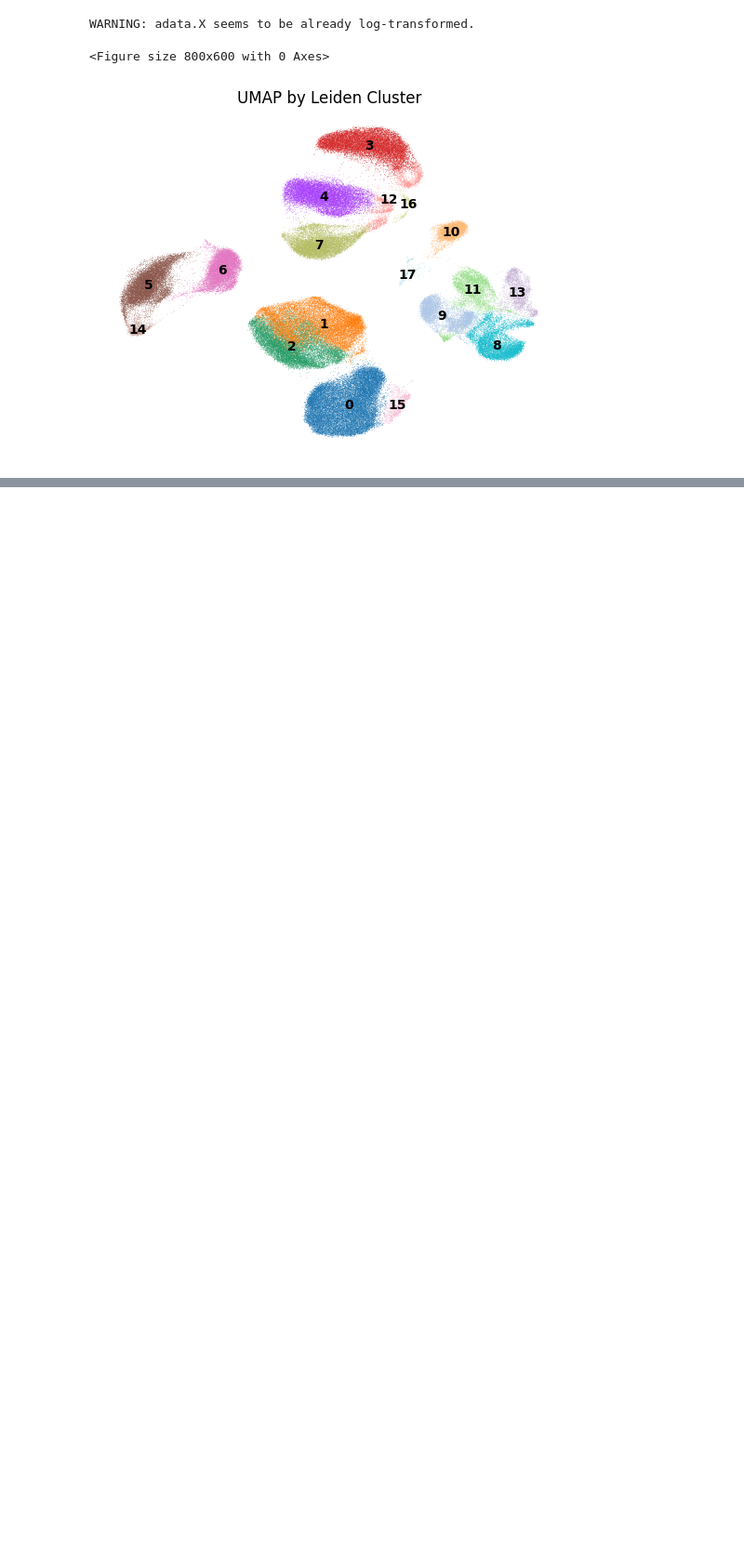
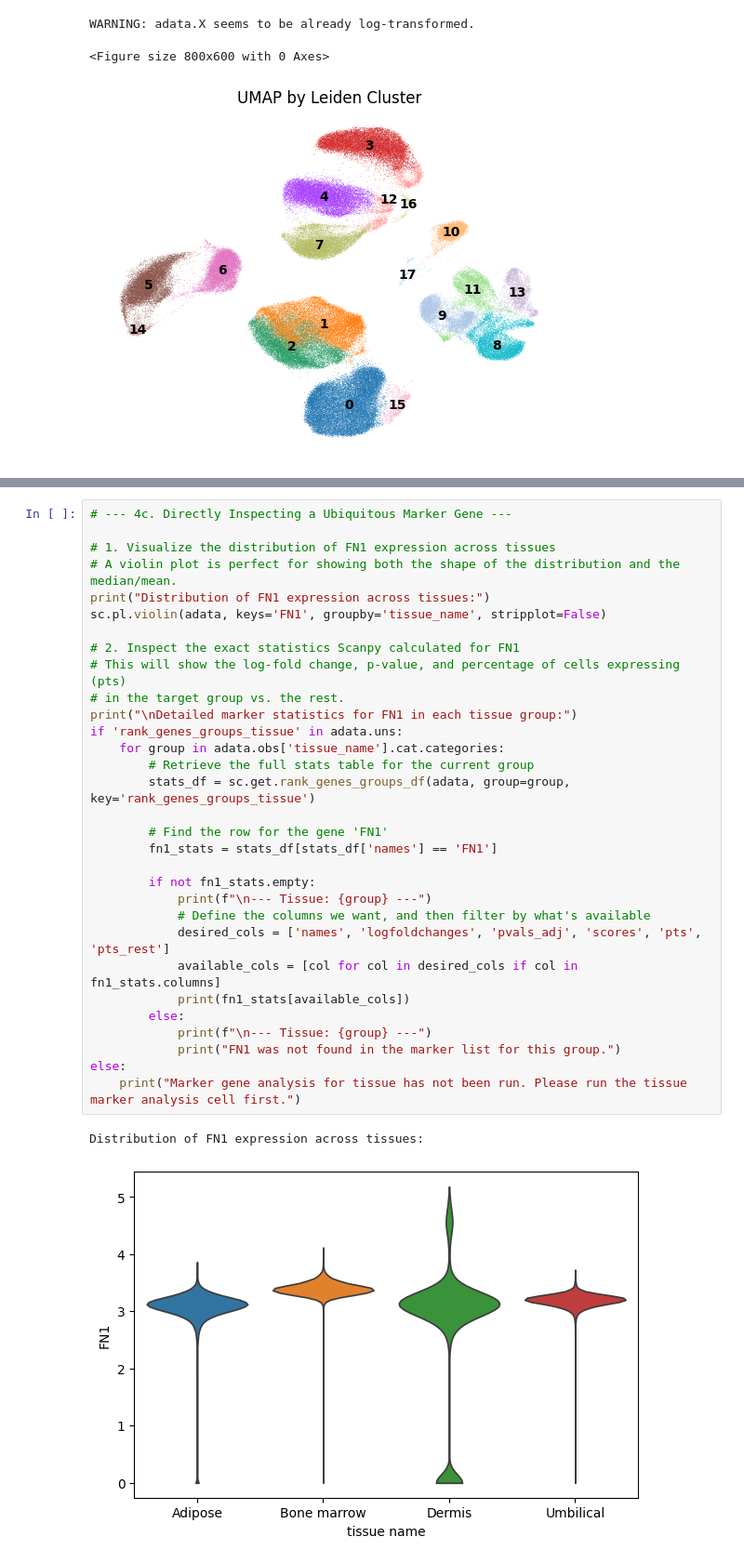
Before and after one commit to Grovegremlin/STEM_CELL_ANALYSIS, a Jupyter notebook: data_loading.ipynb, the cells around one changed output, grey strips where cells are left out. Shown at 93% size. Saved outputs shown, nothing was run; the diff lists cells and outputs as text; blank space fills up the shorter version.

```diff
--- a/data_loading.ipynb
+++ b/data_loading.ipynb
@@ -669,0 +811,34 @@ WARNING: dendrogram data not found (using key=dendrogram_leiden_clusters). Runni
+# %%
+# --- 4c. Directly Inspecting a Ubiquitous Marker Gene ---
+
+# 1. Visualize the distribution of FN1 expression across tissues
+# A violin plot is perfect for showing both the shape of the distribution and the median/mean.
+print("Distribution of FN1 expression across tissues:")
+sc.pl.violin(adata, keys='FN1', groupby='tissue_name', stripplot=False)
+
+# 2. Inspect the exact statistics Scanpy calculated for FN1
+# This will show the log-fold change, p-value, and percentage of cells expressing (pts)
+# in the target group vs. the rest.
+print("\nDetailed marker statistics for FN1 in each tissue group:")
+if 'rank_genes_groups_tissue' in adata.uns:
+    for group in adata.obs['tissue_name'].cat.categories:
+        # Retrieve the full stats table for the current group
+        stats_df = sc.get.rank_genes_groups_df(adata, group=group, key='rank_genes_groups_tissue')
+
+        # Find the row for the gene 'FN1'
+        fn1_stats = stats_df[stats_df['names'] == 'FN1']
+
+        if not fn1_stats.empty:
+            print(f"\n--- Tissue: {group} ---")
+            # Define the columns we want, and then filter by what's available
+            desired_cols = ['names', 'logfoldchanges', 'pvals_adj', 'scores', 'pts', 'pts_rest']
+            available_cols = [col for col in desired_cols if col in fn1_stats.columns]
+            print(fn1_stats[available_cols])
+        else:
+            print(f"\n--- Tissue: {group} ---")
+            print("FN1 was not found in the marker list for this group.")
+else:
+    print("Marker gene analysis for tissue has not been run. Please run the tissue marker analysis cell first.")
+# %% [output]
+Distribution of FN1 expression across tissues:
+[figure, added]
```
Also changed, not shown: parts of 7 cells of this notebook.
